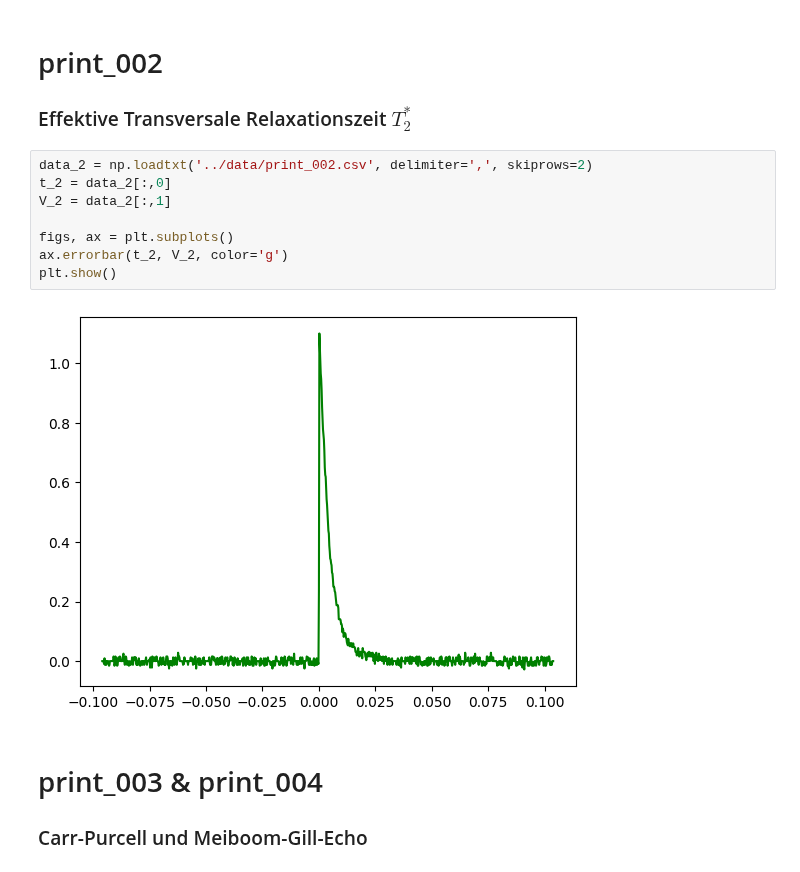
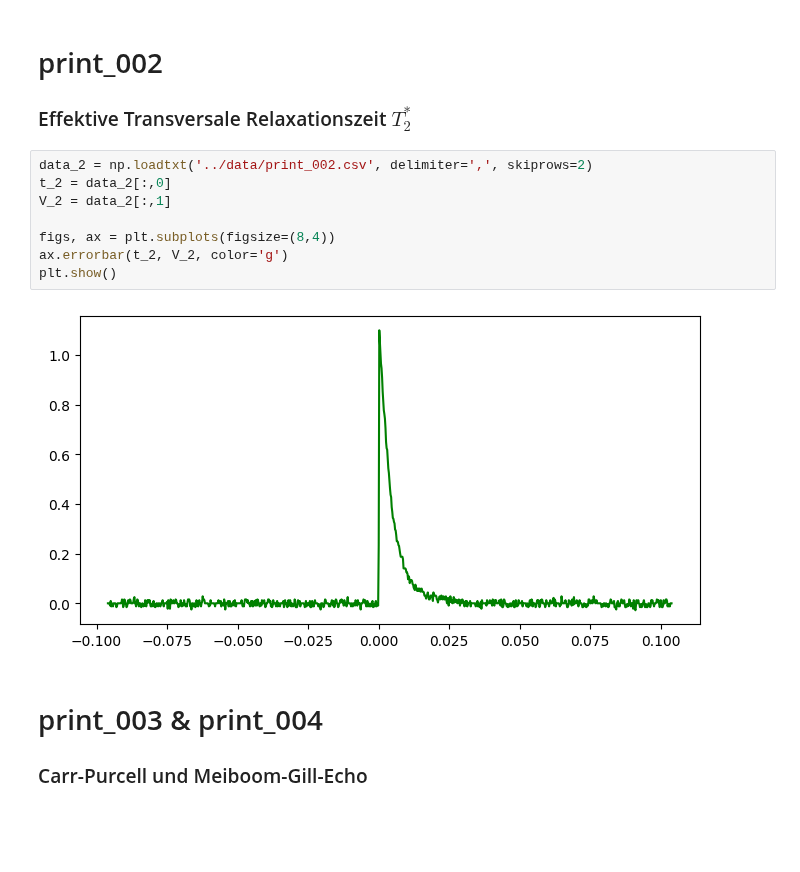
Before and after one commit to itzhaQQ/P4_WS2526, a Jupyter notebook: 443_KernmagnetischeRelaxation/src/test_plot.ipynb, the cells around one changed output. Cells and saved outputs as stored; diff of their text form; blank space fills up the shorter version.

```diff
--- a/443_KernmagnetischeRelaxation/src/test_plot.ipynb
+++ b/443_KernmagnetischeRelaxation/src/test_plot.ipynb
@@ -93,13 +93,13 @@ plt.show()
 # %%
 data_2 = np.loadtxt('../data/print_002.csv', delimiter=',', skiprows=2)
 t_2 = data_2[:,0]
 V_2 = data_2[:,1]
 
-figs, ax = plt.subplots()
+figs, ax = plt.subplots(figsize=(8,4))
 ax.errorbar(t_2, V_2, color='g')
 plt.show()
 # %% [output]
-[figure, old version]
+[figure, new version]
 # %% [markdown]
 # print_003 & print_004
 ### Carr-Purcell und Meiboom-Gill-Echo
```
Also changed, not shown: 8 other files.
